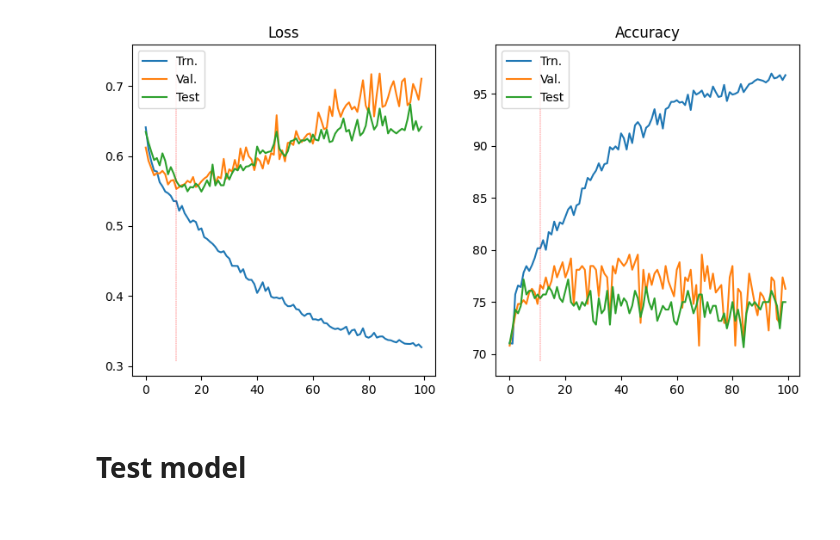
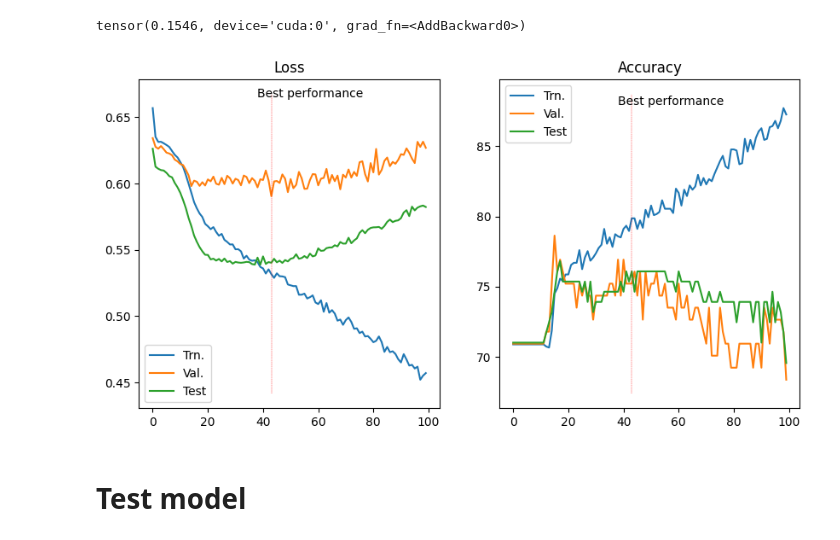
Before and after one commit to aithlab/Conv-Att-MCI, a Jupyter notebook: main.ipynb, the cells around one changed output. Saved outputs shown, nothing was run; the diff lists cells and outputs as text; code cells hidden in the pictures.

```diff
--- a/main.ipynb
+++ b/main.ipynb
@@ -101,10 +103,12 @@ else:
     raise ValueError("%s is invalid type"%model_type)
 # %%
 n_tot, n_params_trn, n_params_frozen = 0,0,0
+params_trained = []
 for n,p in model.named_parameters():
     n_tot += p.numel()
     if p.requires_grad:
         n_params_trn += p.numel()
+        params_trained.append(n)
     else:
         n_params_frozen += p.numel()
 print("| Total # parameters %d | Trainable %d | Frozen %d |"%(n_tot, n_params_trn, n_params_frozen))
@@ -140,0 +133,29 @@ def save_ckpt(epoch, model, optimizer, results, savepath):
+# %%
+def get_metrics(preds, targets):
+    preds = np.array(preds) if type(preds) != np.ndarray else preds
+    targets = np.array(targets) if type(targets) != np.ndarray else preds
+    assert len(preds.shape) == 1 and len(targets.shape) == 1
+
+    acc = accuracy_score(targets>=0.5, preds>=0.5) * 100
+    f1 = f1_score(targets>=0.5, preds>=0.5)
+    tpr, fpr, thres = roc_curve(targets>=0.5, preds)
+    auc = auc_score(tpr,fpr)
+
+    tn, fp, fn, tp = confusion_matrix(targets>=0.5, preds>=0.5).ravel()
+    recall = sensitivity = tp / (tp + fn + 1e-7)
+    specificity = selectivity = tn / (fp + tn + 1e-7)
+    precision = tp / (tp + fp + 1e-7)
+
+    return acc, f1, auc, recall, precision, specificity
+
+def save_ckpt(epoch, model, optimizer, results, savepath):
+    ckpt = {
+        'epoch': epoch,
+        'model_state_dict': model.state_dict(),
+        'optimizer_state_dict': optimizer.state_dict(),
+        'loss': results['loss']['val'][-1],
+        'accuracy': results['accuracy']['val'][-1],
+        'results': results
+    }
+    torch.save(ckpt, savepath)
+    return ckpt
@@ -265,25 +354,31 @@ print('Final_%d_loss_%6.2f_acc_%6.2f'%(epoch_ckpt['epoch'], epoch_ckpt['loss'],
+# %%
+sum(sum(sum(abs(cls_token_after - cls_token_before))))
+# %% [output]
+tensor(0.1546, device='cuda:0', grad_fn=<AddBackward0>)
 # %%
 fig = plt.figure(figsize=[10,5])
 ax = fig.add_subplot(1,2,1)
-ax.plot(results['losses']['trn'], label='Trn.')
-ax.plot(results['losses']['val'], label='Val.')
-ax.plot(results['losses']['test'], label='Test')
+ax.plot(results['loss']['trn'], label='Trn.')
+ax.plot(results['loss']['val'], label='Val.')
+ax.plot(results['loss']['test'], label='Test')
 ax.vlines(best_ckpt['epoch'], *ax.axis()[2:], colors='red', linestyles='dashed', linewidth=0.3)
+ax.text(best_ckpt['epoch']-5, max(ax.axis()[2:])*0.98, 'Best performance')
 ax.legend()
 ax.set_title('Loss')
 
 ax = fig.add_subplot(1,2,2)
-ax.plot(results['accs']['trn'], label='Trn.')
-ax.plot(results['accs']['val'], label='Val.')
-ax.plot(results['accs']['test'], label='Test')
+ax.plot(results['accuracy']['trn'], label='Trn.')
+ax.plot(results['accuracy']['val'], label='Val.')
+ax.plot(results['accuracy']['test'], label='Test')
 ax.vlines(best_ckpt['epoch'], *ax.axis()[2:], colors='red', linestyles='dashed', linewidth=0.3)
+ax.text(best_ckpt['epoch']-5, max(ax.axis()[2:])*0.98, 'Best performance')
 ax.legend()
 ax.set_title('Accuracy')
 
 savepath_lc = os.path.join(savedir, 'learning_curve.png')
 plt.savefig(savepath_lc)
 # %% [output]
-[figure, old version]
+[figure, new version]
 # %% [markdown]
 # Test model
 # %% [markdown]
```
Also changed, not shown: parts of 16 cells of this notebook, 2 other files.
